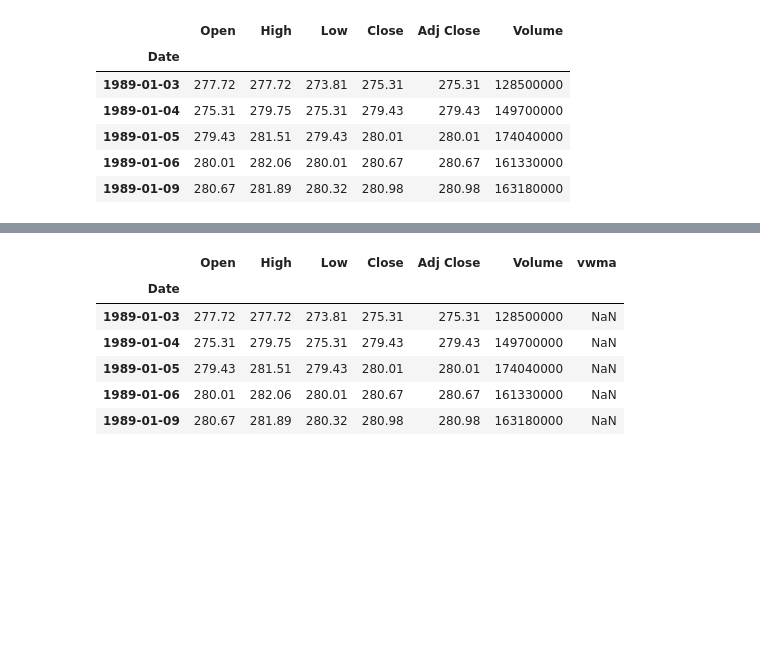
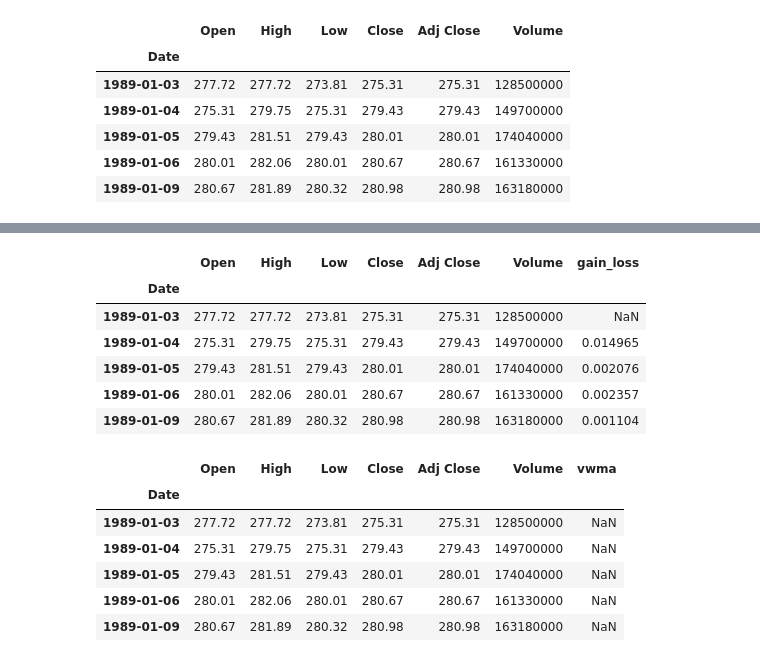
Before and after one commit to maks-p/momentum_sentiment_FINAL, a Jupyter notebook: archive/Playground.ipynb, the cells around one changed output, grey strips where cells are left out. Cells and saved outputs as stored; diff of their text form; code cells hidden in the pictures; blank space fills up the shorter version.

```diff
--- a/Playground.ipynb
+++ b/archive/Playground.ipynb
@@ -56,3 +56,14 @@ memory usage: 736.7 KB
+# %%
+sp_daily['gain_loss'] = (sp_daily['Close'] - sp_daily['Close'].shift(1)) / sp_daily['Close'].shift(1)
+sp_daily.head()
+# %% [output]
+|  | Open | High | Low | Close | Adj Close | Volume | gain_loss |
+| Date |  |  |  |  |  |  |  |
+| 1989-01-03 | 277.72 | 277.72 | 273.81 | 275.31 | 275.31 | 128500000 | NaN |
+| 1989-01-04 | 275.31 | 279.75 | 275.31 | 279.43 | 279.43 | 149700000 | 0.014965 |
+| 1989-01-05 | 279.43 | 281.51 | 279.43 | 280.01 | 280.01 | 174040000 | 0.002076 |
+| 1989-01-06 | 280.01 | 282.06 | 280.01 | 280.67 | 280.67 | 161330000 | 0.002357 |
+| 1989-01-09 | 280.67 | 281.89 | 280.32 | 280.98 | 280.98 | 163180000 | 0.001104 |
 # %%
 #Create Volume Weighted Moving Average Column with a Rolling Period of 20 Days
 rp = 20
```
Also changed, not shown: parts of 1 cell of this notebook, 5 other files.
